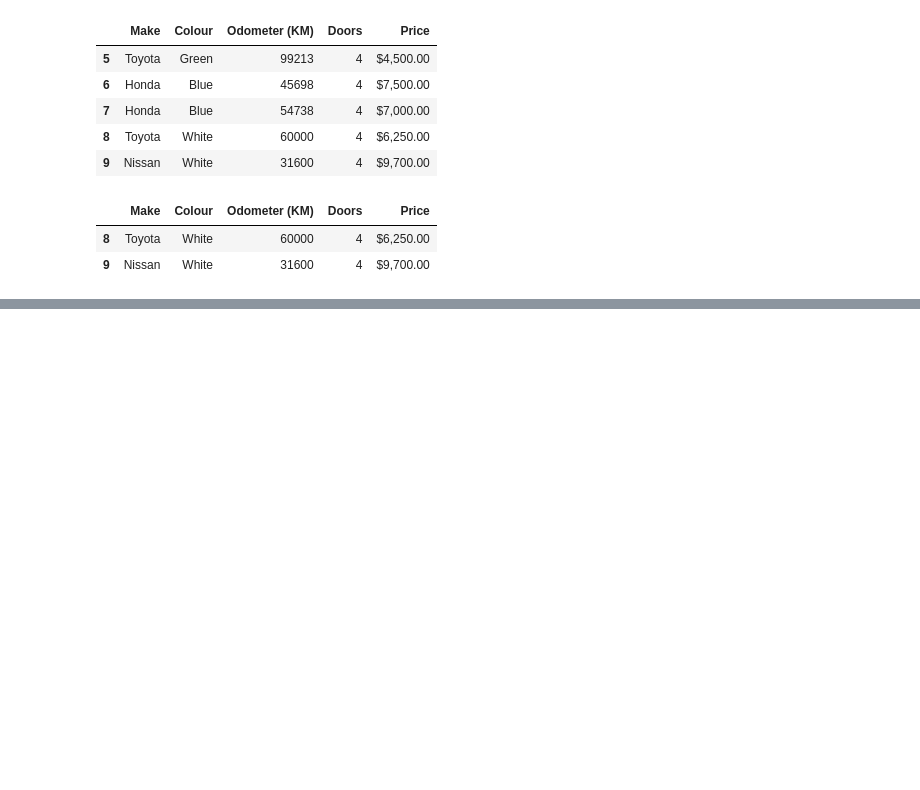
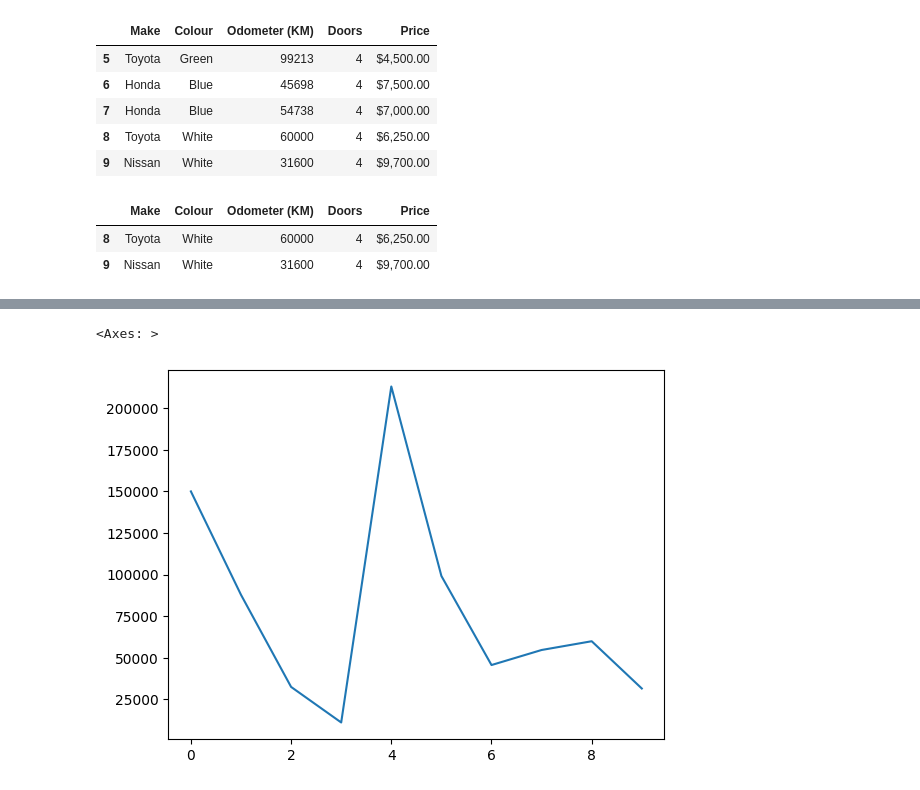
Before and after one commit to pgtech246/pandas_training, a Jupyter notebook: pandas_training.ipynb, the cells around one changed output, grey strips where cells are left out. Saved outputs shown, nothing was run; the diff lists cells and outputs as text; code cells hidden in the pictures; blank space fills up the shorter version.

Commit message:
View data by visualise

```diff
--- a/pandas_training.ipynb
+++ b/pandas_training.ipynb
@@ -196,0 +344,6 @@ car_sales.tail(2)
+# %%
+# We can also view data using visualisations
+car_sales['Odometer (KM)'].plot()
+# %% [output]
+<Axes: >
+[figure, added]
```
Also changed, not shown: parts of 20 cells of this notebook.
